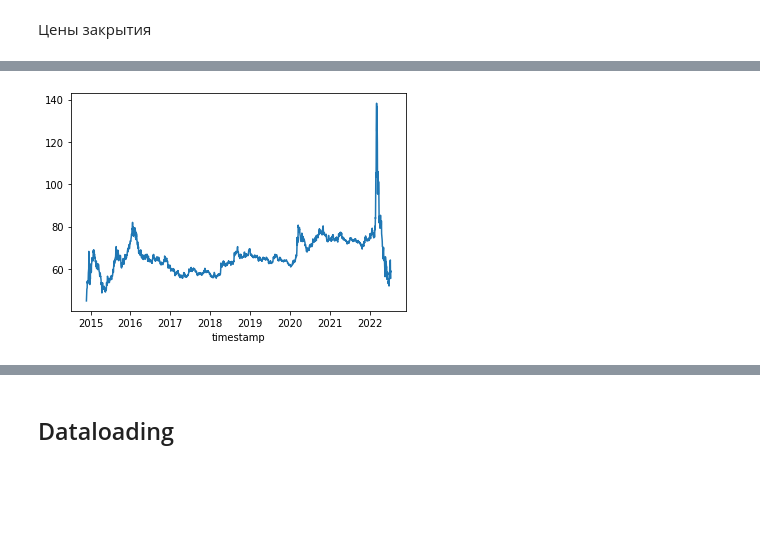
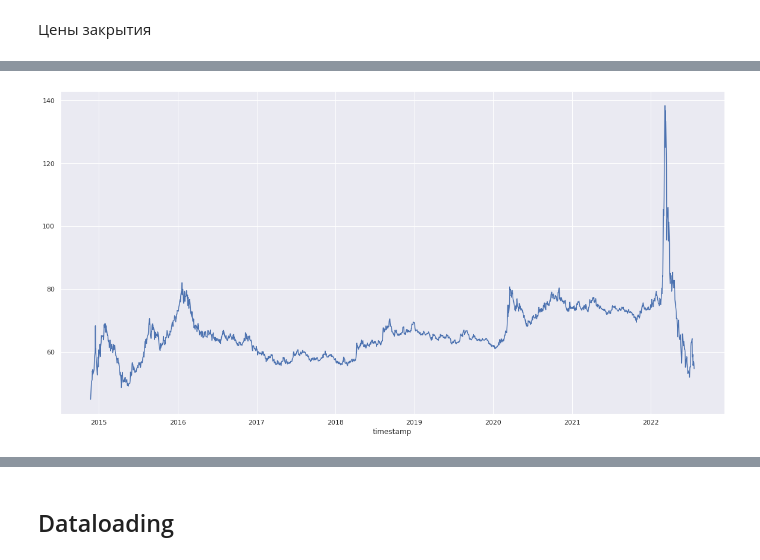
Before and after one commit to MagicMoleMM/Machine_learning_LSTM, a Jupyter notebook: LSTM_EURUSD_Daily.ipynb, the cells around one changed output, grey strips where cells are left out. Cells and saved outputs as stored; diff of their text form; code cells hidden in the pictures; blank space fills up the shorter version.

```diff
--- a/LSTM_EURUSD_Daily.ipynb
+++ b/LSTM_EURUSD_Daily.ipynb
@@ -116,16 +116,9 @@ Name: close, Length: 1995, dtype: object
 # %%
 training_set = price_close
-#training_set = pd.read_csv('shampoo.csv')
-
-# training_set = training_set.iloc[:,1:2].values
-
-#plt.plot(training_set, label = 'Shampoo Sales Data')
-# plt.plot(price_close.index, price_close.values)
-# plt.show()
-
+sns.set(rc={'figure.figsize':(20,10)})
 g=sns.lineplot(y=pd.to_numeric(training_set.values), x=pd.to_datetime(training_set.index), data=training_set)
 # %% [output]
-[figure, old version]
+[figure, new version]
 # %%
 print(training_set)
 print(len(training_set))
```
Also changed, not shown: parts of 19 cells of this notebook.
